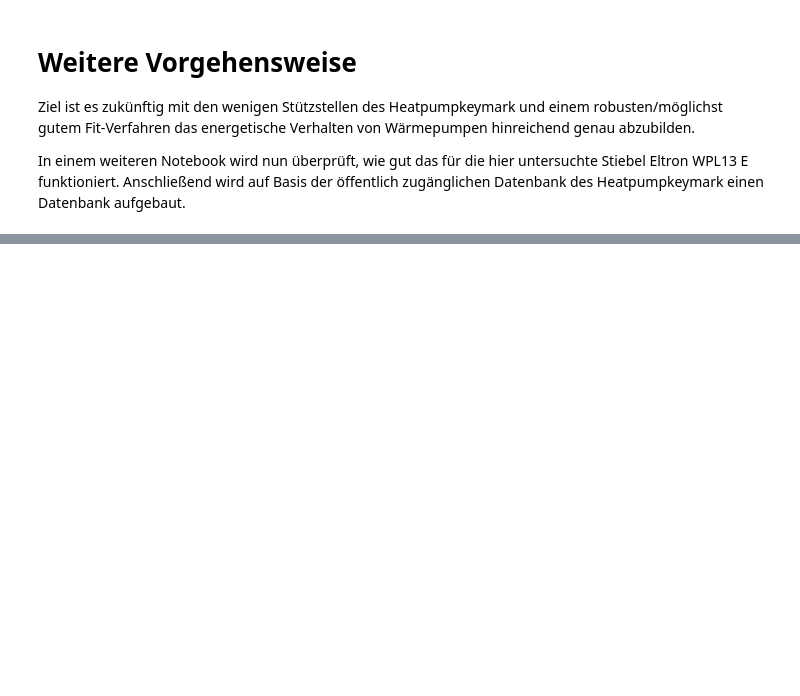
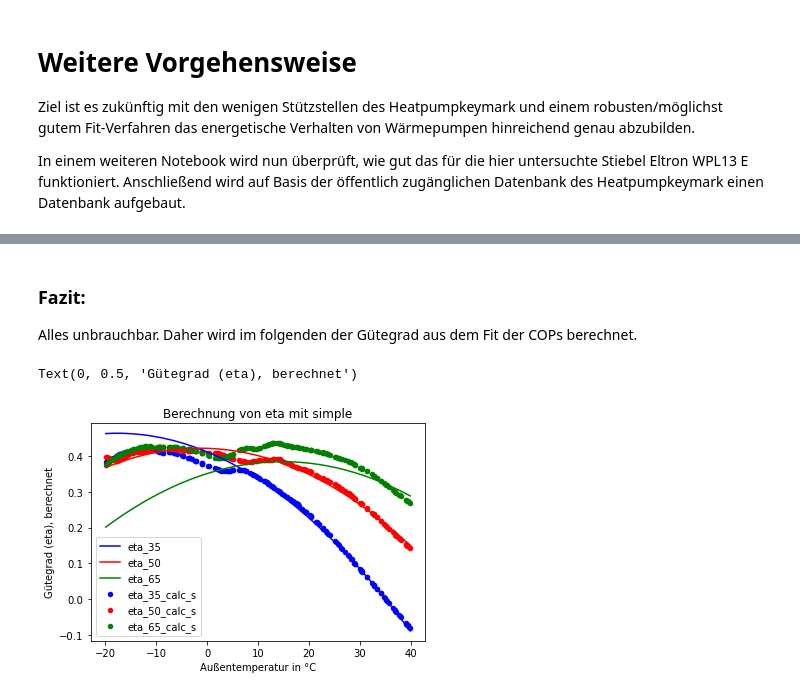
Before and after one commit to FZJ-IEK3-VSA/hplib, a Jupyter notebook: example/StiebelEltronWPL13/heatpump_model_wpl13_diagramm.ipynb, the cells around one changed output, grey strips where cells are left out. Drawn from its saved outputs; the diff is of its cells as text; code cells hidden in the pictures; blank space fills up the shorter version.

```diff
--- a/example/StiebelEltronWPL13/heatpump_model_wpl13_diagramm.ipynb
+++ b/example/StiebelEltronWPL13/heatpump_model_wpl13_diagramm.ipynb
@@ -367,0 +407,21 @@ In einem weiteren Notebook wird nun überprüft, wie gut das für die hier unter
+# %% [markdown]
+### Fazit:
+Alles unbrauchbar. Daher wird im folgenden der Gütegrad aus dem Fit der COPs berechnet.
+# %%
+# Eta berechnen aus COP
+data2['eta_s_calc'] = data2['COP_comp'] / eta_carnot_cred
+#data2['eta_c1_calc'] = data2['COP_c1'] / eta_carnot
+#data2['eta_c2_calc'] = data2['COP_c2'] / eta_carnot
+# Simple
+fig, axes = plt.subplots(nrows=1, ncols=1)
+data2[data2['T_out']==35].plot(ax=axes, x='T_in', y='eta', kind='scatter', label='eta_35', c='Blue', title='Berechnung von eta mit simple')
+data2[data2['T_out']==50].plot(ax=axes, x='T_in', y='eta', kind='scatter', label='eta_50', c='Red')
+data2[data2['T_out']==65].plot(ax=axes, x='T_in', y='eta', kind='scatter', label='eta_65', c='Green')
+data2[data2['T_out']==35].plot(ax=axes, x='T_in', y='eta_s_calc', kind='line', label='eta_35_calc_s', c='Blue')
+data2[data2['T_out']==50].plot(ax=axes, x='T_in', y='eta_s_calc', kind='line', label='eta_50_calc_s', c='Red')
+data2[data2['T_out']==65].plot(ax=axes, x='T_in', y='eta_s_calc', kind='line', label='eta_65_calc_s', c='Green')
+axes.set_xlabel("Außentemperatur in °C")
+axes.set_ylabel("Gütegrad (eta), berechnet")
+# %% [output]
+Text(0, 0.5, 'Gütegrad (eta), berechnet')
+[figure, added]
```
Also changed, not shown: parts of 16 cells of this notebook.
